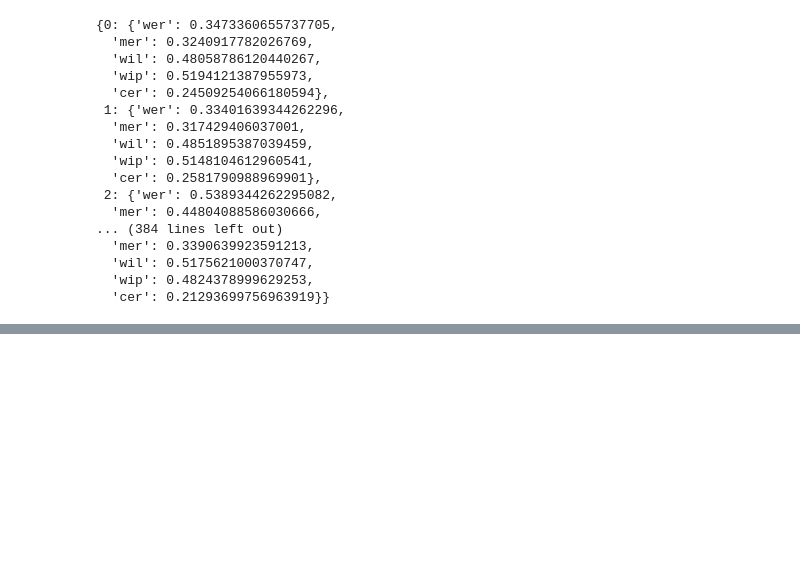
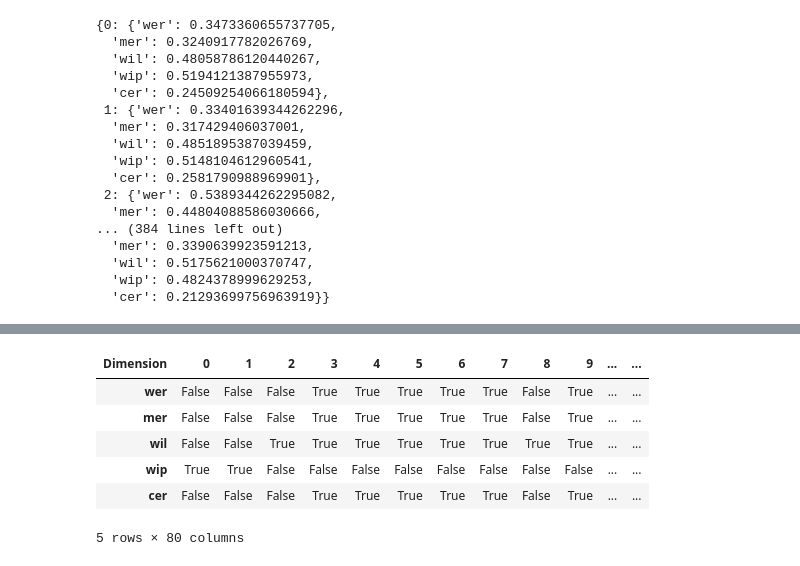
Before and after one commit to diegoquezadac/BATS, a Jupyter notebook: inference.ipynb, the cells around one changed output, grey strips where cells are left out. Saved outputs shown, nothing was run; the diff lists cells and outputs as text; code cells hidden in the pictures; blank space fills up the shorter version.

```diff
--- a/inference.ipynb
+++ b/inference.ipynb
@@ -537,0 +585,10 @@ plt.show()
+# %%
+df_heatmap > 0
+# %% [output]
+| Dimension | 0 | 1 | 2 | 3 | 4 | 5 | 6 | 7 | 8 | 9 | ... | ... |
+| wer | False | False | False | True | True | True | True | True | False | True | ... | ... |
+| mer | False | False | False | True | True | True | True | True | False | True | ... | ... |
+| wil | False | False | True | True | True | True | True | True | True | True | ... | ... |
+| wip | True | True | False | False | False | False | False | False | False | False | ... | ... |
+| cer | False | False | False | True | True | True | True | True | False | True | ... | ... |
+5 rows × 80 columns
```
Also changed, not shown: parts of 8 cells of this notebook, 5 other files.
